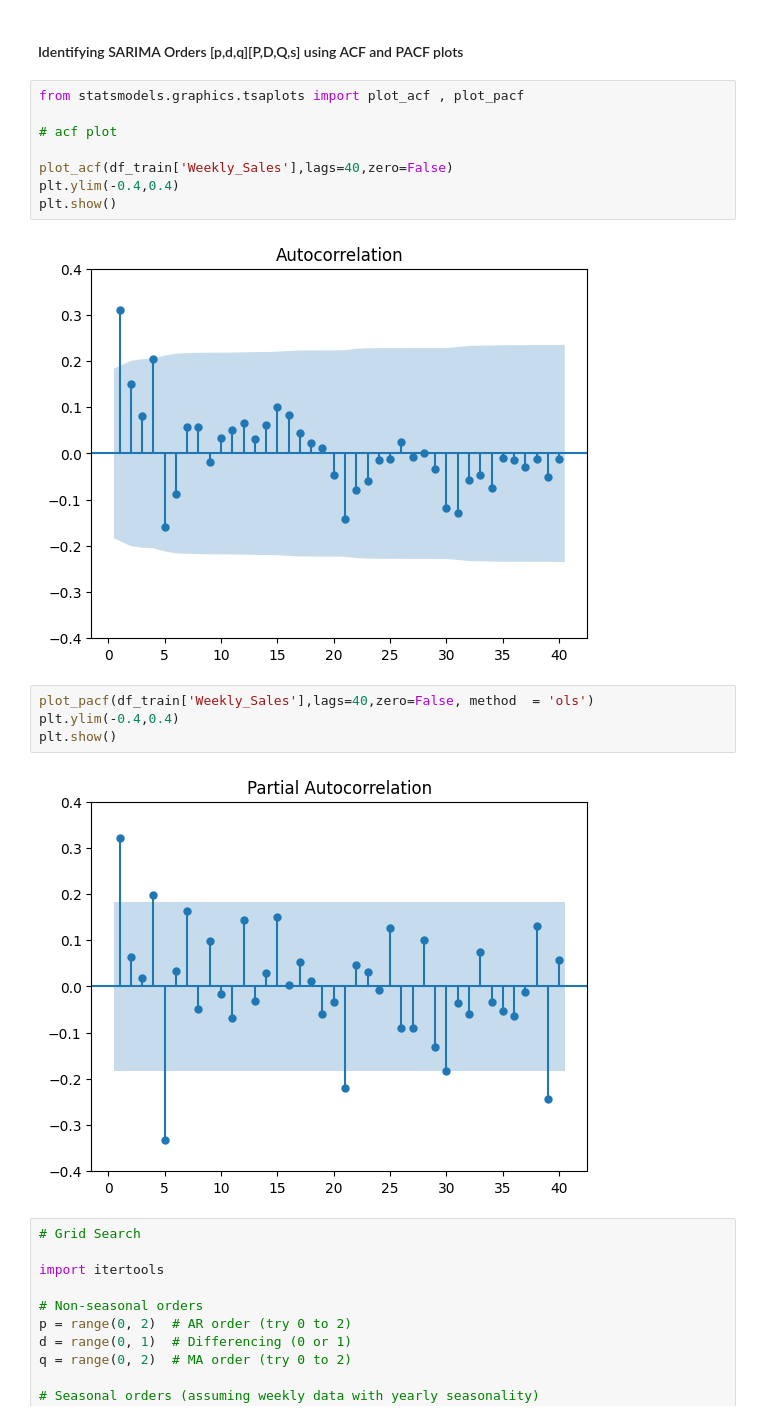
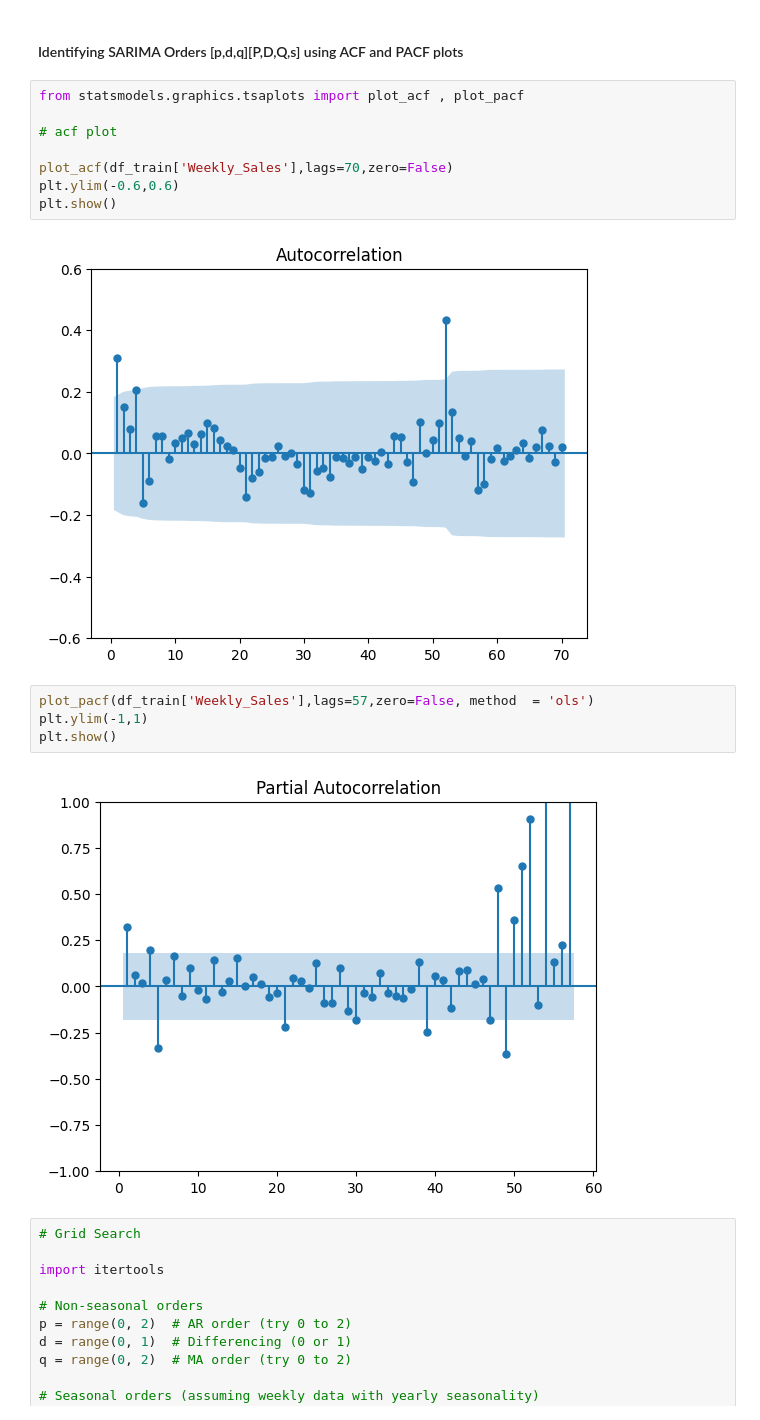
Before and after one commit to NishanD21/Walmart-Store-Sales-Forecasting, a Jupyter notebook: ws_arima.ipynb, the cells around one changed output. Cells and saved outputs as stored; diff of their text form.

```diff
--- a/ws_arima.ipynb
+++ b/ws_arima.ipynb
@@ -123,17 +123,17 @@ from statsmodels.graphics.tsaplots import plot_acf , plot_pacf
 
 # acf plot
 
-plot_acf(df_train['Weekly_Sales'],lags=40,zero=False)
-plt.ylim(-0.4,0.4)
+plot_acf(df_train['Weekly_Sales'],lags=70,zero=False)
+plt.ylim(-0.6,0.6)
 plt.show()
 # %% [output]
-[figure, old version]
+[figure, new version]
 # %%
-plot_pacf(df_train['Weekly_Sales'],lags=40,zero=False, method  = 'ols')
-plt.ylim(-0.4,0.4)
+plot_pacf(df_train['Weekly_Sales'],lags=57,zero=False, method  = 'ols')
+plt.ylim(-1,1)
 plt.show()
 # %% [output]
-[figure, old version]
+[figure, new version]
 # %%
 # Grid Search
 
```
Also changed, not shown: parts of 2 cells of this notebook.
